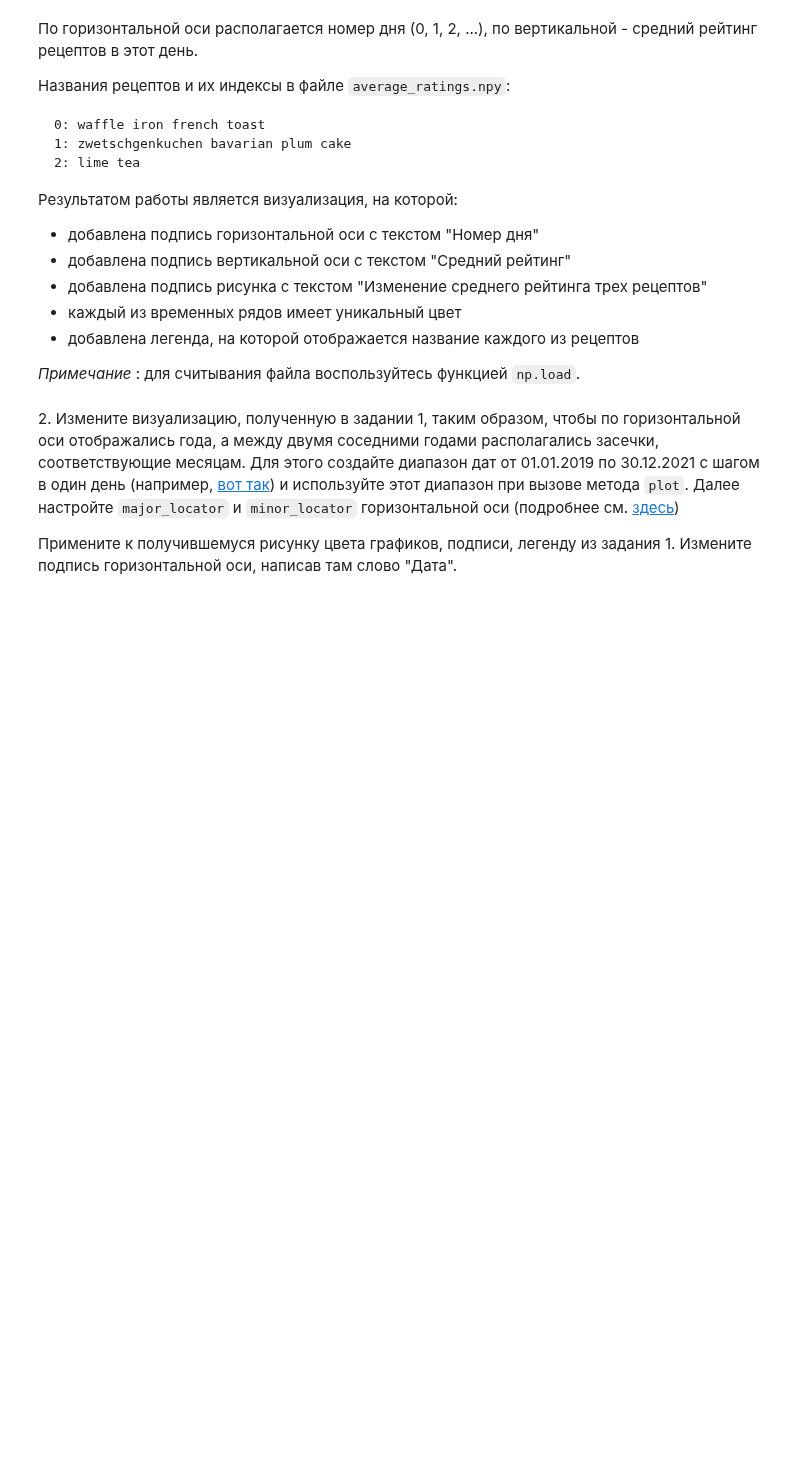
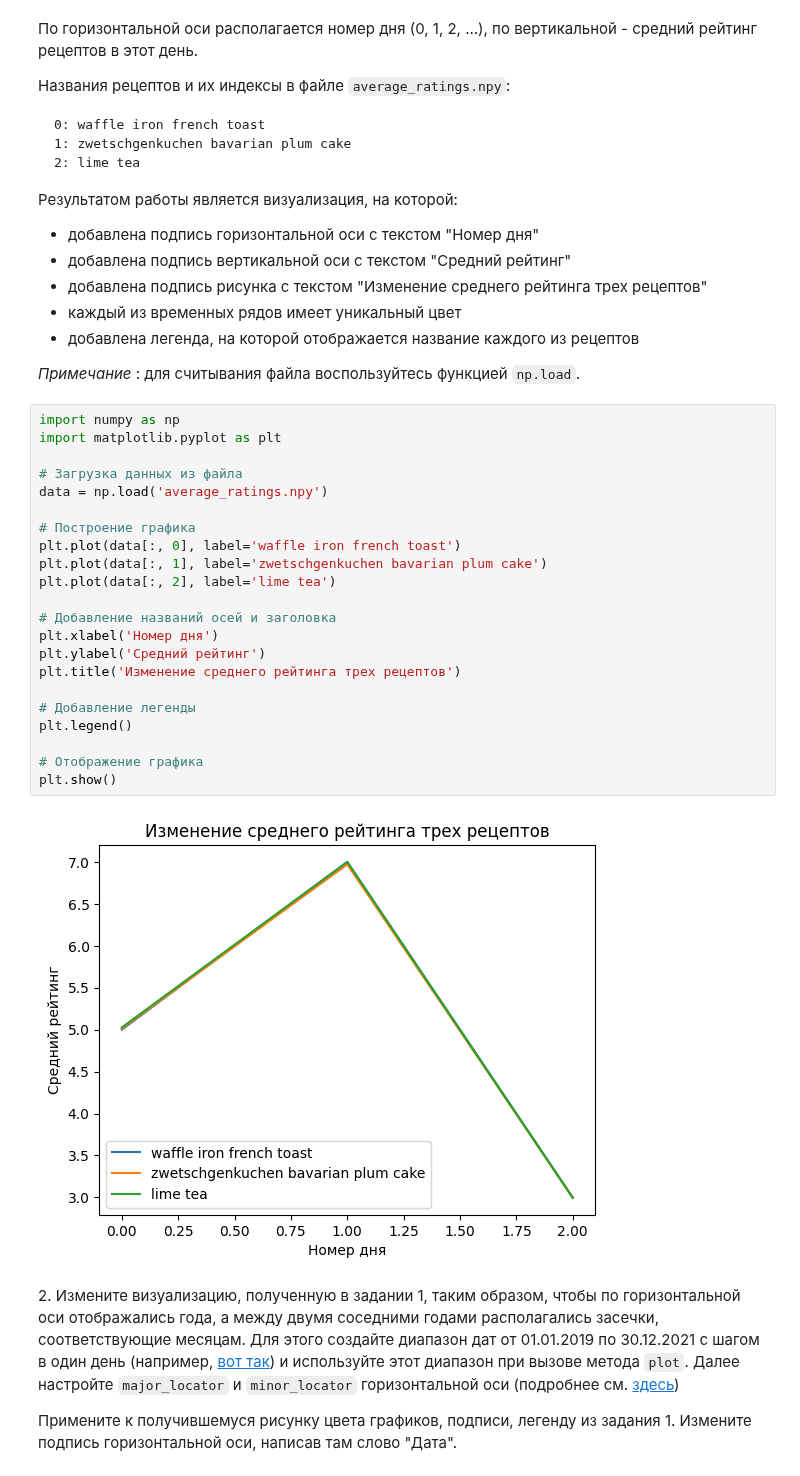
Before and after one commit to master-of-the-dungeon/ITiABD-PM22-7-Nikolay-Sedov, a Jupyter notebook: tobd/laba 5/05_visualization.ipynb, the cells around one changed output. Saved outputs shown, nothing was run; the diff lists cells and outputs as text; blank space fills up the shorter version.

```diff
--- a/tobd/laba 5/05_visualization.ipynb
+++ b/tobd/laba 5/05_visualization.ipynb
@@ -53,6 +53,30 @@ __В данном блоке задач не разрешается исполь
 * добавлена легенда, на которой отображается название каждого из рецептов
 
 _Примечание_ : для считывания файла воспользуйтесь функцией `np.load`.
+# %%
+import numpy as np
+import matplotlib.pyplot as plt
+
+# Загрузка данных из файла
+data = np.load('average_ratings.npy')
+
+# Построение графика
+plt.plot(data[:, 0], label='waffle iron french toast')
+plt.plot(data[:, 1], label='zwetschgenkuchen bavarian plum cake')
+plt.plot(data[:, 2], label='lime tea')
+
+# Добавление названий осей и заголовка
+plt.xlabel('Номер дня')
+plt.ylabel('Средний рейтинг')
+plt.title('Изменение среднего рейтинга трех рецептов')
+
+# Добавление легенды
+plt.legend()
+
+# Отображение графика
+plt.show()
+# %% [output]
+[figure, added]
 # %% [markdown]
 2\. Измените визуализацию, полученную в задании 1, таким образом, чтобы по горизонтальной оси отображались года, а между двумя соседними годами располагались засечки, соответствующие месяцам. Для этого создайте диапазон дат от 01.01.2019 по 30.12.2021 с шагом в один день (например, [вот так](https://pandas.pydata.org/docs/reference/api/pandas.date_range.html)) и используйте этот диапазон при вызове метода `plot`. Далее настройте `major_locator` и `minor_locator` горизонтальной оси (подробнее см. [здесь](https://matplotlib.org/stable/gallery/text_labels_and_annotations/date.html))
 
```
Also changed, not shown: parts of 10 cells of this notebook, 3 other files.
